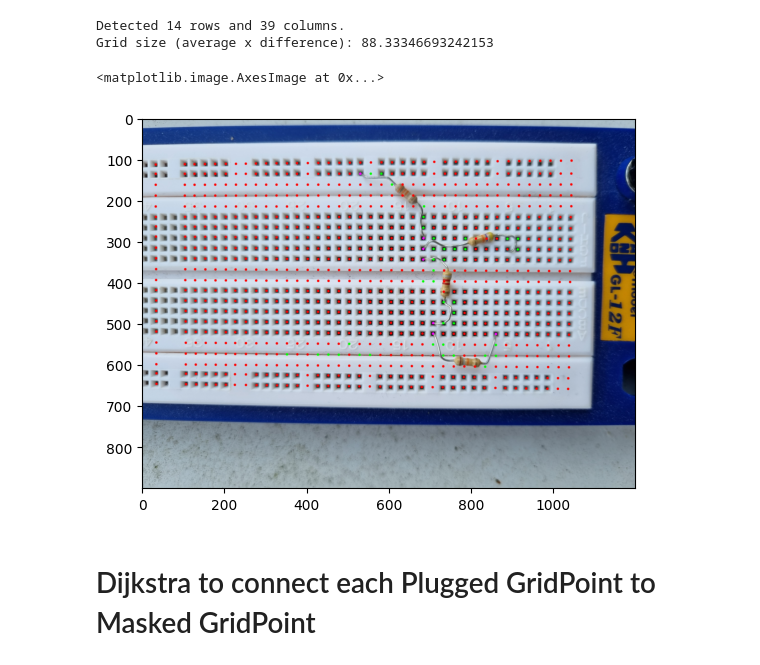
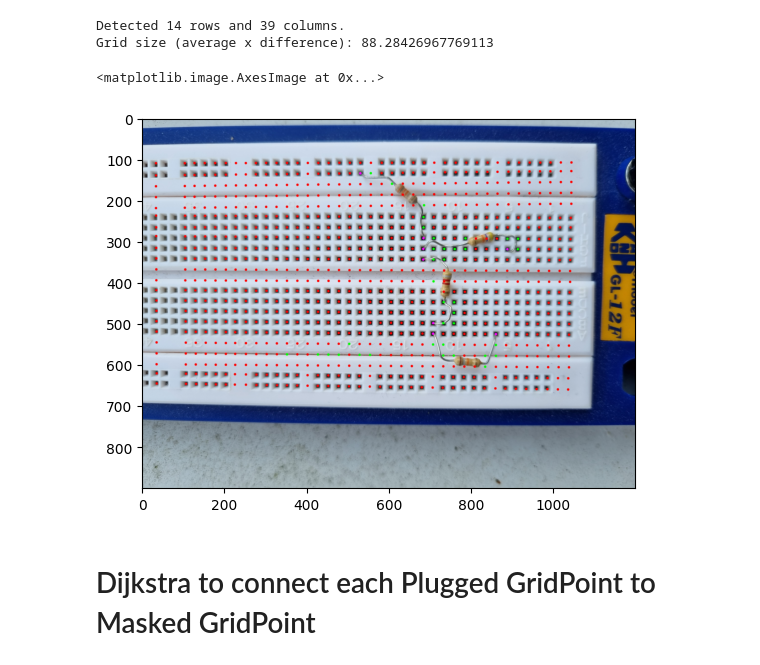
Before and after one commit to AlexMIaoPU/remote-lab, a Jupyter notebook: dijkstra_on_grid.ipynb, the cells around one changed output. Saved outputs shown, nothing was run; the diff lists cells and outputs as text; code cells hidden in the pictures.

```diff
--- a/dijkstra_on_grid.ipynb
+++ b/dijkstra_on_grid.ipynb
@@ -6,27 +7,27 @@ from Grid import grid_generation, get_masked_grid_points, classify_grid_points,
 # %%
 # Choose an image path
-image_path = "./test.jpg"
+image_path = "test_images/test.jpg"
 
 
 im = cv2.imread(image_path)
 
 # Run Grid generation
 grid_img, intersections, grid_size, row_count, col_count = grid_generation(im)
 
 plt.imshow(cv2.cvtColor(grid_img, cv2.COLOR_BGR2RGB))
 
 # get image dimensions
 height, width = im.shape[:2]
 
 gps = classify_grid_points(im, intersections, grid_size, height, width)
 
 class_grid_im = visualise_classified_grid_points(im, gps)
 plt.imshow(cv2.cvtColor(class_grid_im, cv2.COLOR_BGR2RGB))
 # %% [output]
 Detected 14 rows and 39 columns.
-Grid size (average x difference): 88.33346693242153
+Grid size (average x difference): 88.28426967769113
 <matplotlib.image.AxesImage at 0x...>
-[figure, old version]
+[figure, new version]
 # %% [markdown]
 # Dijkstra to connect each Plugged GridPoint to Masked GridPoint
 # %% [markdown]
```
Also changed, not shown: parts of 3 cells of this notebook, 7 other files.
